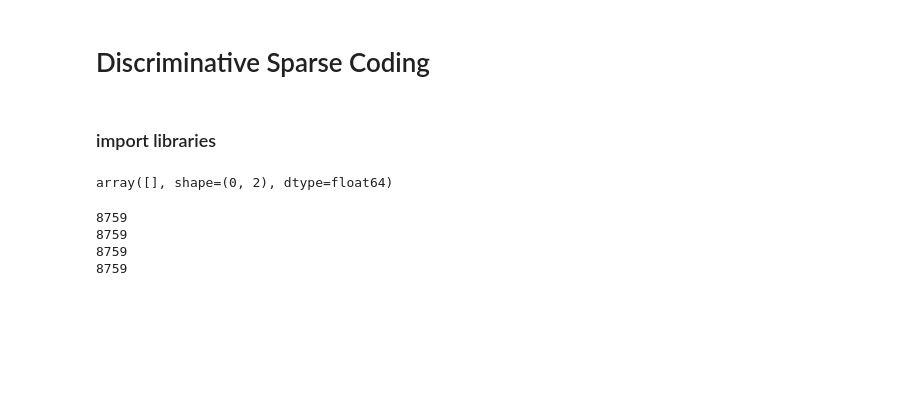
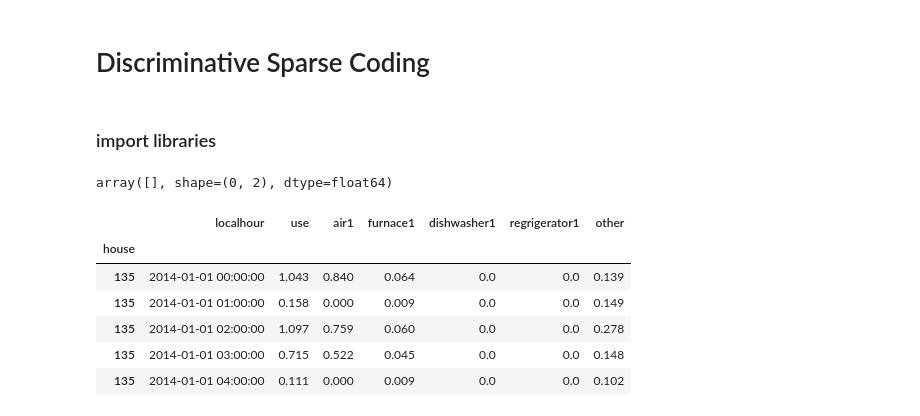
Before and after one commit to bondxue/Discriminative-Sparse-Coding-for-Energy-Disaggregation, a Jupyter notebook: DDSC.ipynb, the cells around one changed output. Saved outputs shown, nothing was run; the diff lists cells and outputs as text; code cells hidden in the pictures; blank space fills up the shorter version.

```diff
--- a/DDSC.ipynb
+++ b/DDSC.ipynb
@@ -297,29 +300,41 @@ from collections import defaultdict
 # %%
 def read_data():
+    df = pd.DataFrame()
+    houses = []
+    path = "datasets/*.csv"
+    for fname in glob.glob(path):
+        house_df = pd.read_csv(fname)
+        houseID = int(fname.split('.')[0].split('\\')[1])
 
-    houses = [135, 275, 580, 898]
-    df = pd.DataFrame()
-    for house in houses:
-        house_df = pd.read_csv('datasets/{}.csv'.format(str(house)))
         house_df['DateTime'] = pd.to_datetime(house_df['DateTime'])
+        mask = (house_df['DateTime'] >= '2014-1-1') & (house_df['DateTime'] < '2015-1-1')
+        house_df = house_df.loc[mask]
         house_df = house_df.set_index('DateTime')
         house_df = house_df.resample('1H').first()  # resample from 15 mins to 1 hour
         house_df = house_df.reset_index(drop=False)
-        print(len(house_df))
 
-        house_df.columns = ['localhour', 'use', 'air1', 'furnace1', 'dishwasher1', 'regrigerator1']
-        appliances_sum = house_df[['air1', 'furnace1', 'dishwasher1', 'regrigerator1']].sum(axis=1)
-        house_df['other'] = house_df['use'].subtract(appliances_sum)
-        house_df['house'] = house
-        house_df = house_df.set_index('house')
-        df = pd.concat([df, house_df])
+        if len(house_df) == 8760 and house_df.isnull().sum().sum() <= 100: # one year hours
+            houses.append(houseID)
+            house_df.columns = ['localhour', 'use', 'air1', 'furnace1', 'dishwasher1', 'regrigerator1']
+            house_df = house_df.fillna(method='pad')
+            house_df['regrigerator1'] = house_df['regrigerator1'].fillna(method='ffill')
+            appliances_sum = house_df[['air1', 'furnace1', 'dishwasher1', 'regrigerator1']].sum(axis=1)
+            house_df['other'] = house_df['use'].subtract(appliances_sum)
+            house_df['house'] = houseID
+            house_df = house_df.set_index('house')
 
-    return df
+            df = pd.concat([df, house_df])
 
-df = read_data()
+    return df, houses
+
+df, houses = read_data()
+df.head()
 # %% [output]
-8759
-8759
-8759
-8759
+|  | localhour | use | air1 | furnace1 | dishwasher1 | regrigerator1 | other |
+| house |  |  |  |  |  |  |  |
+| 135 | 2014-01-01 00:00:00 | 1.043 | 0.840 | 0.064 | 0.0 | 0.0 | 0.139 |
+| 135 | 2014-01-01 01:00:00 | 0.158 | 0.000 | 0.009 | 0.0 | 0.0 | 0.149 |
+| 135 | 2014-01-01 02:00:00 | 1.097 | 0.759 | 0.060 | 0.0 | 0.0 | 0.278 |
+| 135 | 2014-01-01 03:00:00 | 0.715 | 0.522 | 0.045 | 0.0 | 0.0 | 0.148 |
+| 135 | 2014-01-01 04:00:00 | 0.111 | 0.000 | 0.009 | 0.0 | 0.0 | 0.102 |
 # %%
```
Also changed, not shown: parts of 9 cells of this notebook.
